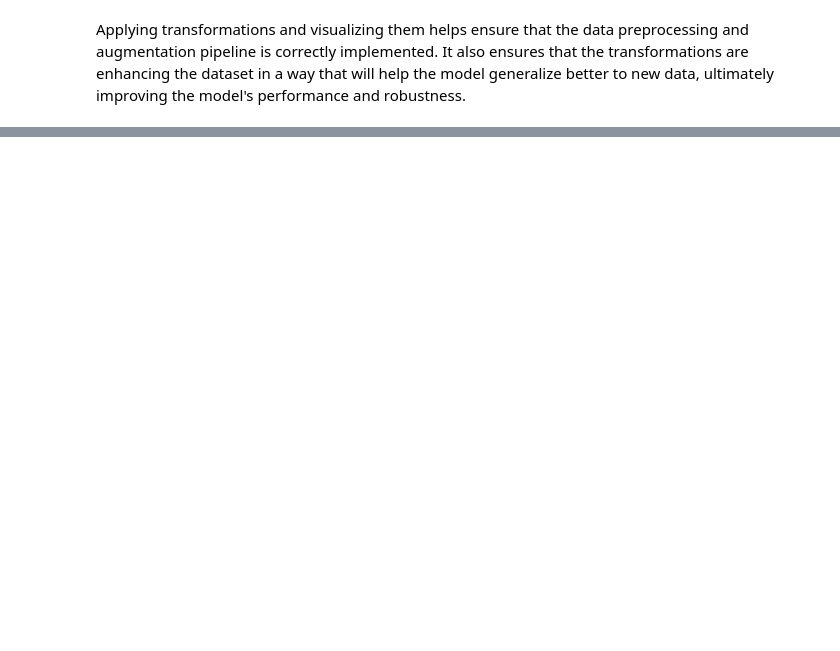
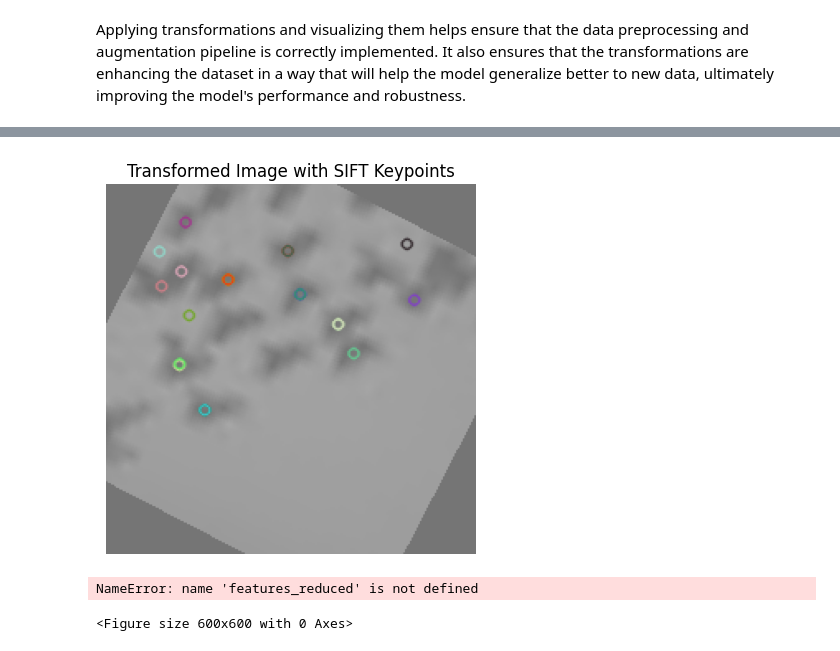
Before and after one commit to stefsyrsiri/synthetic-image-detection, a Jupyter notebook: Deep_Learning_Project.ipynb, the cells around one changed output, grey strips where cells are left out. Saved outputs shown, nothing was run; the diff lists cells and outputs as text; code cells hidden in the pictures; blank space fills up the shorter version.

```diff
--- a/Deep_Learning_Project.ipynb
+++ b/Deep_Learning_Project.ipynb
@@ -210,3 +222,39 @@ plt.show()
+# %%
+transformed_img_np = (transformed_img_np * 255).astype(np.uint8)
+# Convert the image to grayscale for SIFT
+gray = cv2.cvtColor(transformed_img_np, cv2.COLOR_RGB2GRAY)
+
+# Initialize SIFT detector
+sift = cv2.SIFT_create()
+
+# Detect keypoints
+kp = sift.detect(gray, None)
+
+# Draw keypoints on the image
+img_with_kp = cv2.drawKeypoints(gray, kp, None)
+
+# Convert image from BGR to RGB for matplotlib
+img_rgb = cv2.cvtColor(img_with_kp, cv2.COLOR_BGR2RGB)
+
+fig.add_subplot(1, 3, 3)
+plt.imshow(img_rgb)
+plt.axis('off')
+plt.title("Transformed Image with SIFT Keypoints")
+plt.show()
+
+# Plot the reduced features
+plt.figure(figsize=(6, 6))
+plt.scatter(features_reduced[:, 0], features_reduced[:, 1], c=label, cmap='viridis')
+plt.colorbar()
+plt.title('t-SNE of Extracted Features')
+plt.show()
+
+# Print the shape of the extracted features
+print(f"Extracted features shape: {features_np.shape}")
+# %% [output]
+[figure, added]
+NameError: name 'features_reduced' is not defined
+<Figure size 600x600 with 0 Axes>
 # %%
  ##Scale-Invariant Feature Transform (SIFT) algorithm to detect and visualize keypoints in a grayscale version of the image. --SIFT works on single-channel images, so the RGB image is converted to grayscale.
 gray = cv2.cvtColor(np.array(img), cv2.COLOR_RGB2GRAY)
```
Also changed, not shown: parts of 8 cells of this notebook.
